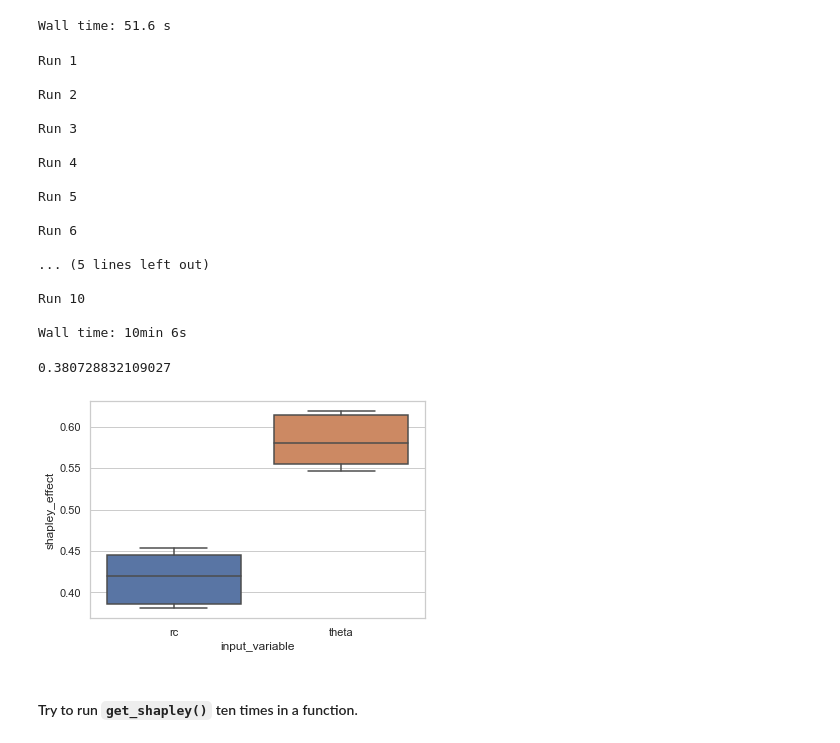
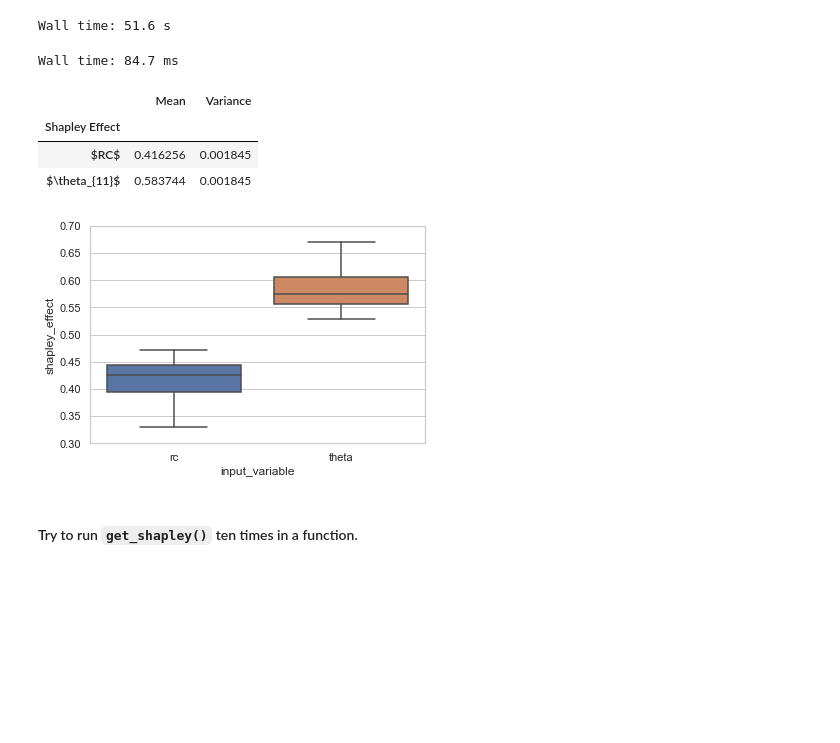
Before and after one commit to bhmueller/thesis, a Jupyter notebook: shapley_RC_theta_1.ipynb, the cells around one changed output. Saved outputs shown, nothing was run; the diff lists cells and outputs as text; code cells hidden in the pictures; blank space fills up the shorter version.

Commit message:
Compute 100 replicates of the Shapley effects, save results and create boxplots.

```diff
--- a/shapley_RC_theta_1.ipynb
+++ b/shapley_RC_theta_1.ipynb
@@ -27,3 +26,6 @@ run_simulation = False
+# %%
+run_simulation_cov_mean = False
+run_simulation_shapley_effects = False
 # %%
 # Set simulating variables.
 disc_fac = 0.9999
@@ -72,7 +74,7 @@ init_dict_estimation = {
 }
 # %%
 %%time
-if run_simulation == True:
+if run_simulation_cov_mean == True:
     num_sim = 5000
     cov, mean = simulate_cov_and_mean_rc_theta_11(num_sim, ev, costs, trans_mat, init_dict_simulation, init_dict_estimation)
     np.save(os.path.join('data', 'cov_rc_theta_11'), cov)
@@ -208,40 +211,29 @@ exact_shapley.rename(index={'X1': '$RC$', 'X2': '$\theta_{11}$'}, inplace=True)
 Wall time: 51.6 s
 # %%
 %%time
-# For loop. Get a sense of how it works. Later get functions and run for larger number of simulations.
-shapley_effects = {}
-for i in np.arange(10):
-    np.random.seed(i)
-    exact_shapley = get_shapley(method, rust_model, x_all, x_cond, n_perms, n_inputs, n_output, n_outer, n_inner)
-    exact_shapley.rename(index={'X1': '$RC$', 'X2': '$\theta_{11}$'}, inplace=True)
-    shapley_effects[i] = exact_shapley
-    print('Run', i + 1)
+# n_replicates runs.
+
+n_replicates = 100
+if run_simulation_shapley_effects == True:
+    # For loop. Get a sense of how it works. Later get functions and run for larger number of simulations.
+    shapley_effects = {}
+    for i in np.arange(n_replicates):
+        np.random.seed(i)
+        exact_shapley = get_shapley(method, rust_model, x_all, x_cond, n_perms, n_inputs, n_output, n_outer, n_inner)
+        exact_shapley.rename(index={'X1': '$RC$', 'X2': '$\theta_{11}$'}, inplace=True)
+        shapley_effects[i] = exact_shapley
+        #print('Progress: Run', i + 1, 'of', n_replicates)
+    with open(os.path.join('data', f'shapley_effects_{n_replicates}_runs.pickle'), 'wb') as handle:
+        pickle.dump(shapley_effects, handle)
+else:
+    with open(os.path.join('data', f'shapley_effects_{n_replicates}_runs.pickle'), 'rb') as handle:
+        shapley_effects = pickle.load(handle)
 # %% [output]
-Run 1
-
-Run 2
-
-Run 3
-
-Run 4
-
-Run 5
-
-Run 6
-
-... (5 lines left out)
-
-Run 10
-
-Wall time: 10min 6s
+Wall time: 84.7 ms
-# %%
-shapley_effects[i]['Shapley effects']['$RC$']
-# %% [output]
-0.380728832109027
 # %%
 # Get data frame suitable for plotting.
-rc_shapley_effects = [shapley_effects[i]['Shapley effects']['$RC$'] for i in np.arange(10)]
-theta_shapley_effects = [shapley_effects[i]['Shapley effects']['$\theta_{11}$'] for i in np.arange(10)]
+rc_shapley_effects = [shapley_effects[i]['Shapley effects']['$RC$'] for i in np.arange(n_replicates)]
+theta_shapley_effects = [shapley_effects[i]['Shapley effects']['$\theta_{11}$'] for i in np.arange(n_replicates)]
 
 rc_shapley_effects_df = pd.DataFrame(data=rc_shapley_effects)
 rc_shapley_effects_df['input_variable'] = 'rc'
@@ -254,9 +258,17 @@ data.rename(columns={0: 'shapley_effect'}, inplace=True)
+# %%
+descriptives_shapley_effects
+# %% [output]
+|  | Mean | Variance |
+| Shapley Effect |  |  |
+| $RC$ | 0.416256 | 0.001845 |
+| $\theta_{11}$ | 0.583744 | 0.001845 |
 # %%
 fig, ax = plt.subplots()
 sns.set_theme(style='whitegrid')
+ax.set(ylim=(0.3, 0.7))
 ax = sns.boxplot(x=data['input_variable'], y=data['shapley_effect'])
 # %% [output]
-[figure, old version]
+[figure, new version]
 # %%
 fig.savefig(fname=os.path.join('figures', 'boxplot_shapley_effects'), dpi=1000)
 # %% [markdown]
```
Also changed, not shown: parts of 11 cells of this notebook, 2 other files.
